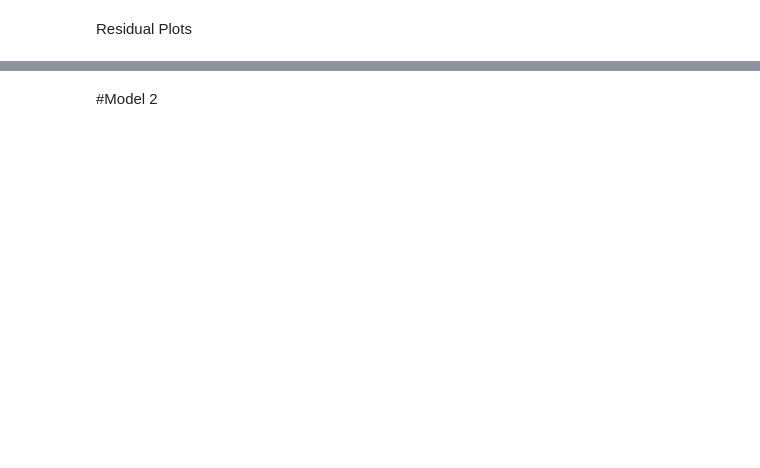
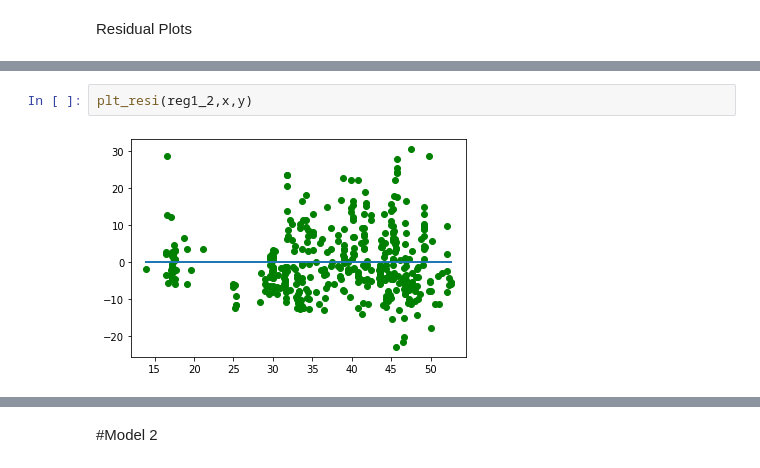
Before and after one commit to rohankavari/MachineLearning, a Jupyter notebook: Linear_regression.ipynb, the cells around one changed output, grey strips where cells are left out. Saved outputs shown, nothing was run; the diff lists cells and outputs as text; blank space fills up the shorter version.

```diff
--- a/Linear_regression.ipynb
+++ b/Linear_regression.ipynb
@@ -93,0 +99,4 @@ plt.plot([df['X6'].min(), df['X6'].max()], [0, 0], linewidth=2)
+# %%
+plt_resi(reg1_2,x,y)
+# %% [output]
+[figure, added]
```
Also changed, not shown: parts of 76 cells of this notebook.
